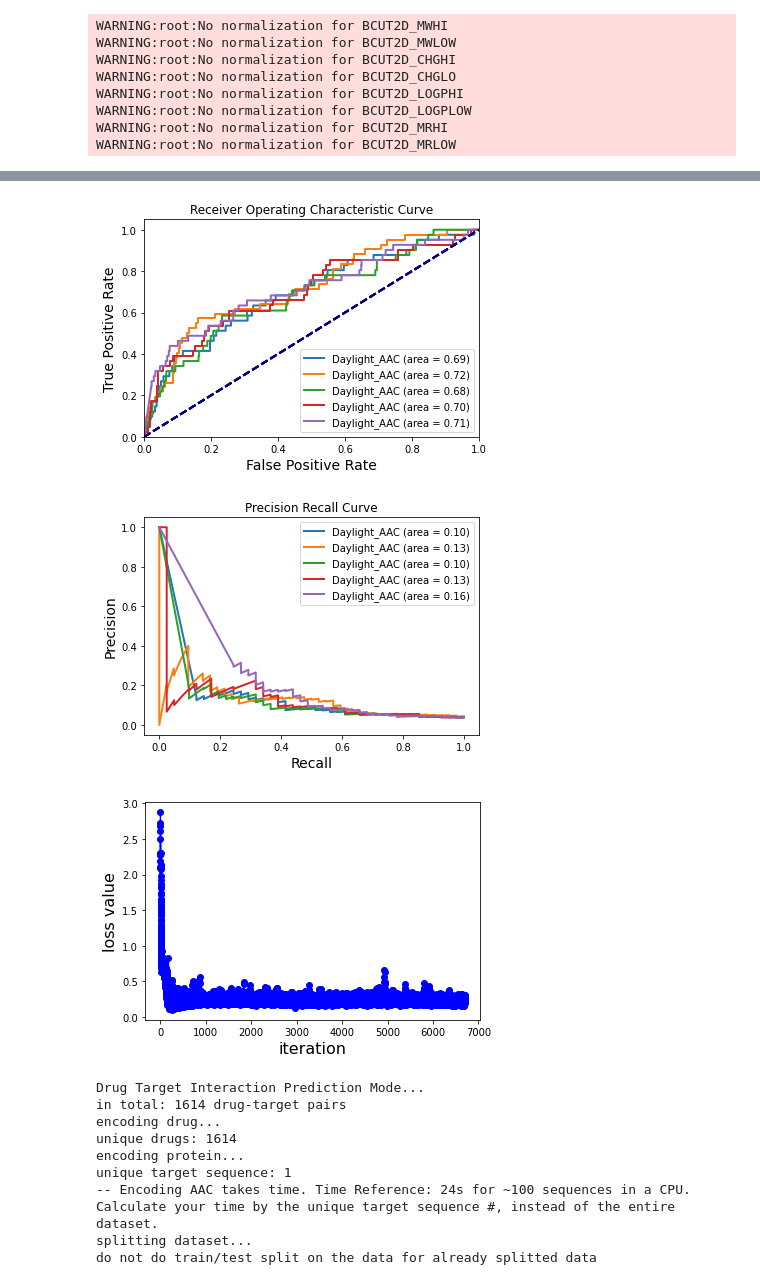
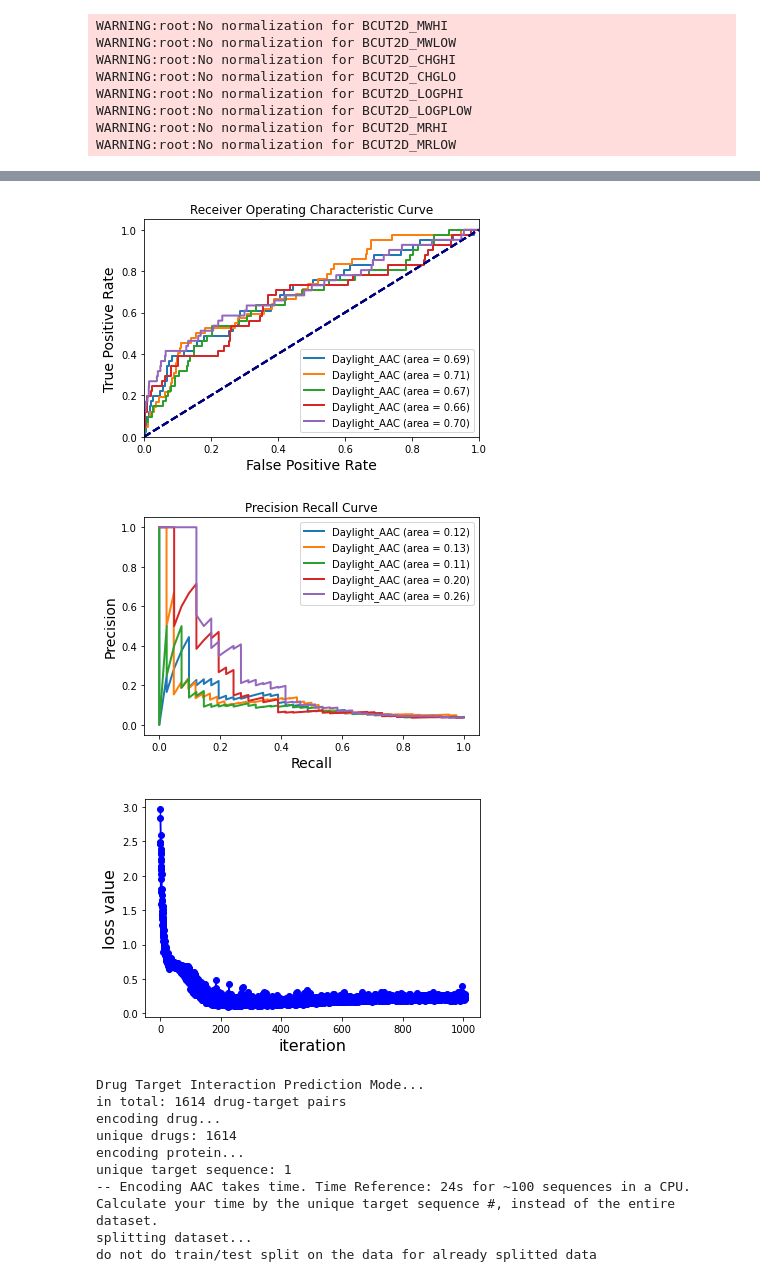
Before and after one commit to latticetower/smiles-against-covid, a Jupyter notebook: notebooks/deep_purpose_v0.ipynb, the cells around one changed output, grey strips where cells are left out. Saved outputs shown, nothing was run; the diff lists cells and outputs as text; code cells hidden in the pictures.

```diff
--- a/notebooks/deep_purpose_v0.ipynb
+++ b/notebooks/deep_purpose_v0.ipynb
@@ -87,6 +87,16 @@ def seed_everything(seed=42):
     random.seed(seed)
     torch.manual_seed(seed)
     pass
+# %%
+
+from rdkit.Chem import AllChem
+
+def smiles2canonical(smiles):
+    m = AllChem.MolFromSmiles(smiles, sanitize=True)
+    # m = AllChem.AddHs(m)
+    # isomeric = AllChem.MolToSmiles(m, isomericSmiles=True)
+    canonical = AllChem.MolToSmiles(m, isomericSmiles=False, canonical=True)
+    return canonical
 # %%
 # Cell with constants
 DATADIR = Path("data")
@@ -103,6 +113,9 @@ TMP_DIR.mkdir(exist_ok=True)
 train_df = pd.read_csv(DATADIR / "train.csv", index_col=0)
 test_df = pd.read_csv(DATADIR / "test.csv", index_col=0)
 
+train_df['canonical'] = train_df.Smiles.apply(smiles2canonical)
+test_df['canonical'] = test_df.Smiles.apply(smiles2canonical)
+
 MODEL_NAME = 'Daylight_AAC_BindingDB'  # 'Morgan_AAC_BindingDB'
-SMILES_COL = "Smiles"
+SMILES_COL = "canonical"  # "Smiles"
 NFOLDS = 5
@@ -175,16 +417,17 @@ train = data_process(
 
 skf = StratifiedKFold(n_splits=NFOLDS, random_state=RANDOM_SEED, shuffle=True)
 for fold, (train_index, test_index) in enumerate(skf.split(train.index, train.Label)):
-  train_ds = train.loc[train_index].reset_index(drop=True)
-  val_ds = train.loc[test_index].reset_index(drop=True)
-  train_balanced = balance_data(train_ds)
-  net = models.model_pretrained(model=MODEL_NAME, path_dir=TMP_DIR/ f"model{fold}")
-  net.config['train_epoch'] = 5*10
-  net.config['batch_size'] = 64
-  net.config['decay'] = 0.1
-  net.config['result_folder'] = (TMP_DIR/"results/").as_posix()
-  net.train(train_balanced, val_ds, val_ds)
-  net.save_model((TMP_DIR/f"model_save{fold}").as_posix())
+    train_ds = train.loc[train_index].reset_index(drop=True)
+    val_ds = train.loc[test_index].reset_index(drop=True)
+    train_balanced = balance_data(train_ds)
+    net = model_pretrained(model=MODEL_NAME, path_dir=TMP_DIR/ f"model{fold}")
+    net.config['train_epoch'] = 5*3
+    net.config['batch_size'] = 64*2
+    net.config['decay'] = 0.1
+    net.config['result_folder'] = (TMP_DIR/"results/").as_posix()
+    net.train(train_balanced, val_ds, val_ds)
+    net.save_model((TMP_DIR/f"model_save{fold}").as_posix())
+    del net
 
   # break
 # %% [output]
@@ -207,7 +450,7 @@ Validation at Epoch 50 , AUROC: 0.71303 , AUPRC: 0.15505 , F1: 0.20994 , Cross-e
 --- Training Finished ---
-[figure, old version]
+[figure, new version]
-[figure, old version]
+[figure, new version]
-[figure, old version]
+[figure, new version]
 # %%
 # net.config
 # %%
```
Also changed, not shown: parts of 8 cells of this notebook.
